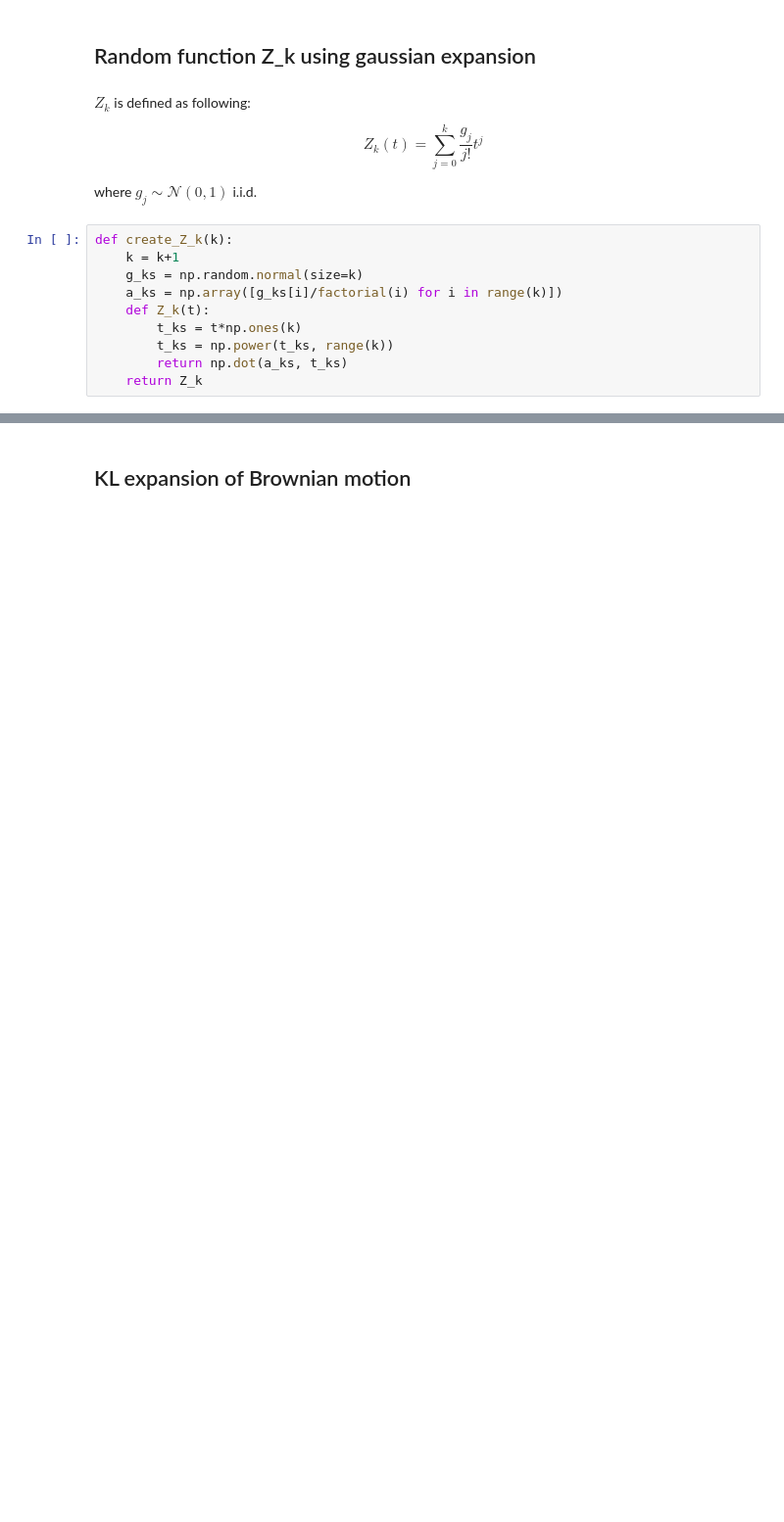
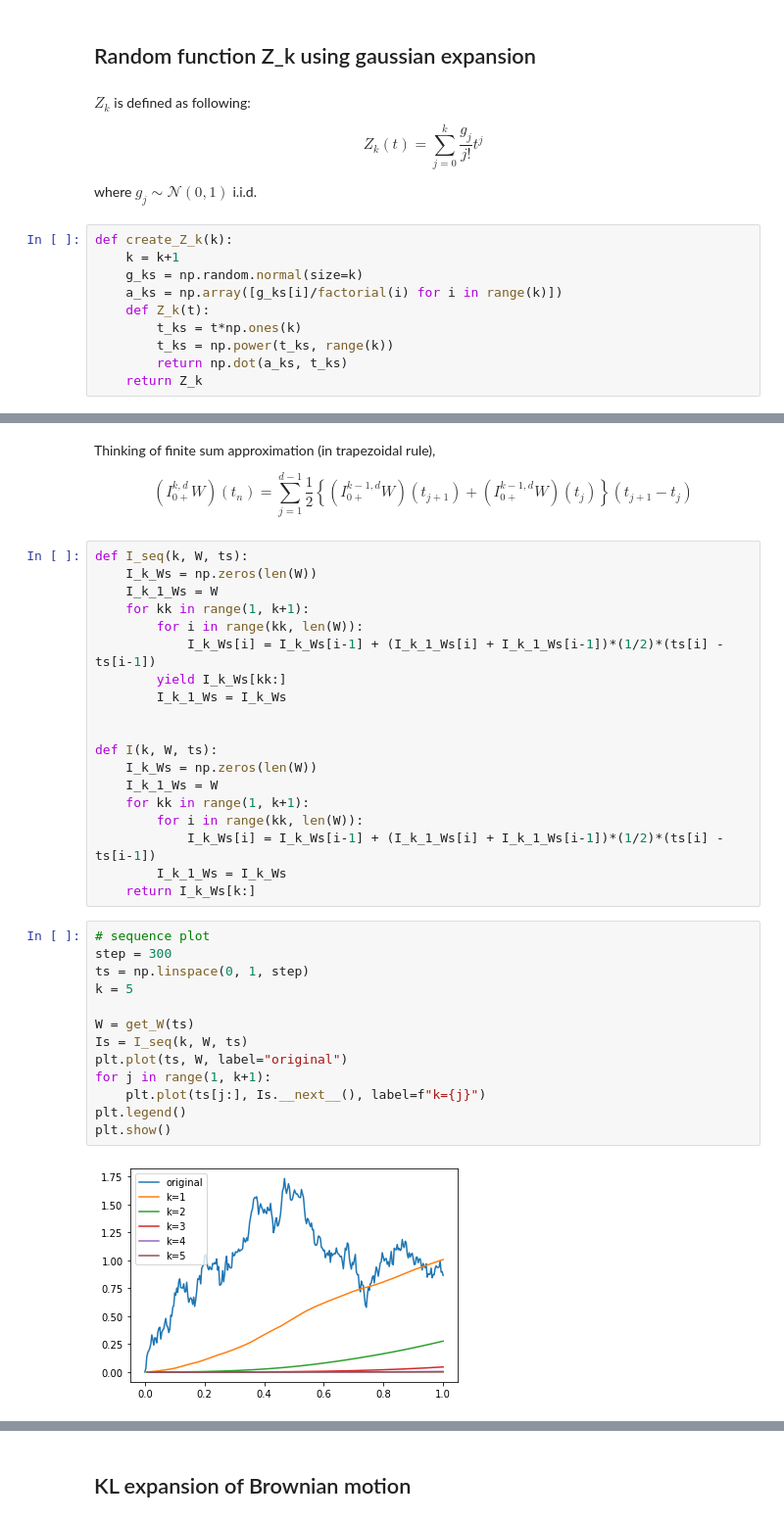
Before and after one commit to d-dof/brownian_motion, a Jupyter notebook: notebooks/brownian_motion.ipynb, the cells around one changed output, grey strips where cells are left out. Shown at 98% size. Saved outputs shown, nothing was run; the diff lists cells and outputs as text; blank space fills up the shorter version.

```diff
--- a/notebooks/brownian_motion.ipynb
+++ b/notebooks/brownian_motion.ipynb
@@ -223,0 +231,38 @@ plt.show()
+# %% [markdown]
+Thinking of finite sum approximation (in trapezoidal rule),
+
+$$ (I_{0+}^{k, d}W)(t_n) = \sum_{j=1}^{d-1} \frac{1}{2} \left\{ (I_{0+}^{k-1, d} W)(t_{j+1}) + (I_{0+}^{k-1, d} W)(t_{j}) \right\}  (t_{j+1} - t_{j})$$
+# %%
+def I_seq(k, W, ts):
+    I_k_Ws = np.zeros(len(W))
+    I_k_1_Ws = W
+    for kk in range(1, k+1):
+        for i in range(kk, len(W)):
+            I_k_Ws[i] = I_k_Ws[i-1] + (I_k_1_Ws[i] + I_k_1_Ws[i-1])*(1/2)*(ts[i] - ts[i-1])
+        yield I_k_Ws[kk:]
+        I_k_1_Ws = I_k_Ws
+
+
+def I(k, W, ts):
+    I_k_Ws = np.zeros(len(W))
+    I_k_1_Ws = W
+    for kk in range(1, k+1):
+        for i in range(kk, len(W)):
+            I_k_Ws[i] = I_k_Ws[i-1] + (I_k_1_Ws[i] + I_k_1_Ws[i-1])*(1/2)*(ts[i] - ts[i-1])
+        I_k_1_Ws = I_k_Ws
+    return I_k_Ws[k:]
+# %%
+# sequence plot
+step = 300
+ts = np.linspace(0, 1, step)
+k = 5
+
+W = get_W(ts)
+Is = I_seq(k, W, ts)
+plt.plot(ts, W, label="original")
+for j in range(1, k+1):
+    plt.plot(ts[j:], Is.__next__(), label=f"k={j}")
+plt.legend()
+plt.show()
+# %% [output]
+[figure, added]
```
Also changed, not shown: parts of 16 cells of this notebook.
